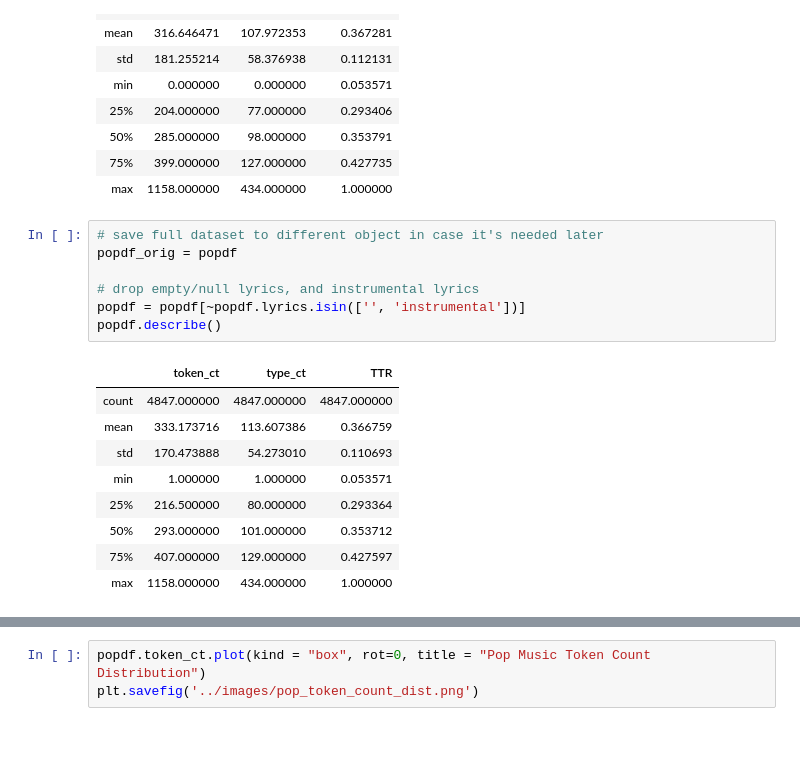
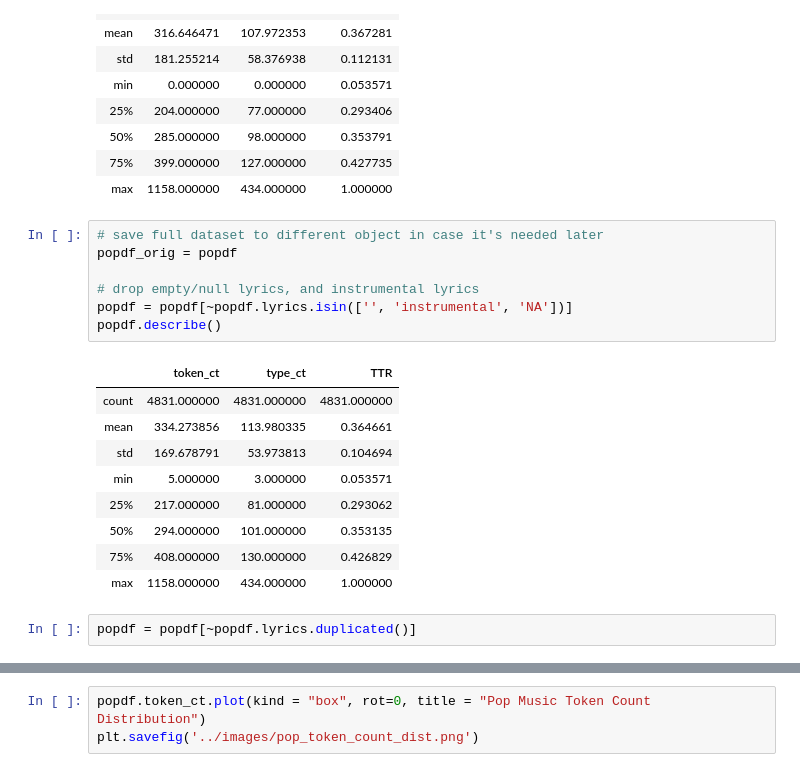
Before and after one commit to Data-Science-for-Linguists-2022/Outsider-Music-Linguistic-Analysis, a Jupyter notebook: scripts_&_analysis/3_data_cleaning_and_exploration.ipynb, the cells around one changed output, grey strips where cells are left out. Saved outputs shown, nothing was run; the diff lists cells and outputs as text; blank space fills up the shorter version.

```diff
--- a/scripts_&_analysis/3_data_cleaning_and_exploration.ipynb
+++ b/scripts_&_analysis/3_data_cleaning_and_exploration.ipynb
@@ -1081,17 +1084,19 @@ popdf.describe()
 # %%
 # save full dataset to different object in case it's needed later
 popdf_orig = popdf
 
 # drop empty/null lyrics, and instrumental lyrics
-popdf = popdf[~popdf.lyrics.isin(['', 'instrumental'])]
+popdf = popdf[~popdf.lyrics.isin(['', 'instrumental', 'NA'])]
 popdf.describe()
 # %% [output]
 |  | token_ct | type_ct | TTR |
-| count | 4847.000000 | 4847.000000 | 4847.000000 |
-| mean | 333.173716 | 113.607386 | 0.366759 |
-| std | 170.473888 | 54.273010 | 0.110693 |
-| min | 1.000000 | 1.000000 | 0.053571 |
-| 25% | 216.500000 | 80.000000 | 0.293364 |
-| 50% | 293.000000 | 101.000000 | 0.353712 |
-| 75% | 407.000000 | 129.000000 | 0.427597 |
+| count | 4831.000000 | 4831.000000 | 4831.000000 |
+| mean | 334.273856 | 113.980335 | 0.364661 |
+| std | 169.678791 | 53.973813 | 0.104694 |
+| min | 5.000000 | 3.000000 | 0.053571 |
+| 25% | 217.000000 | 81.000000 | 0.293062 |
+| 50% | 294.000000 | 101.000000 | 0.353135 |
+| 75% | 408.000000 | 130.000000 | 0.426829 |
 | max | 1158.000000 | 434.000000 | 1.000000 |
+# %%
+popdf = popdf[~popdf.lyrics.duplicated()]
```
Also changed, not shown: parts of 31 cells of this notebook, 1 other file.
